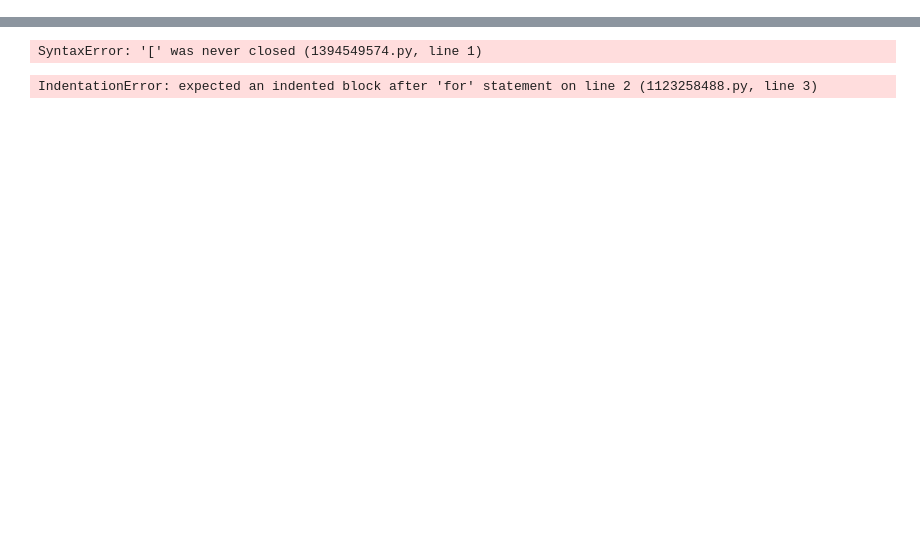
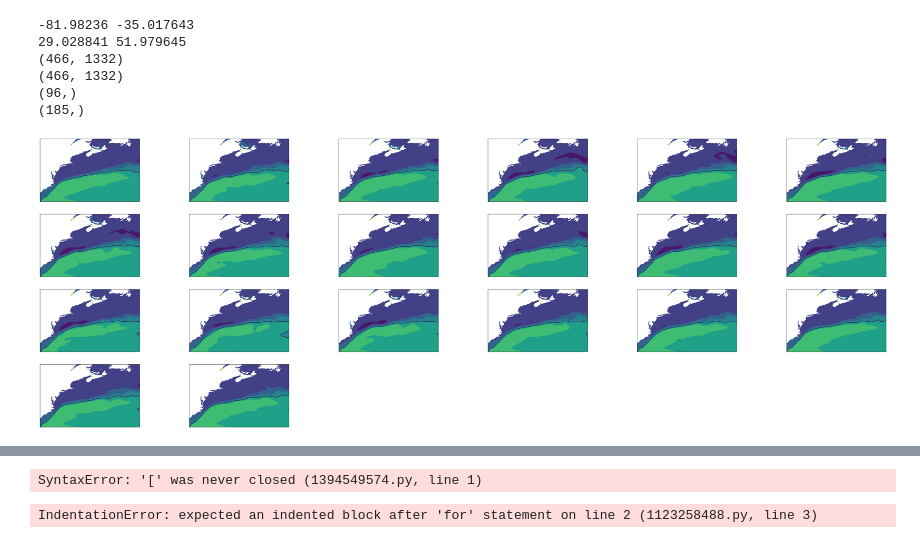
Before and after one commit to sydperk8/NES_coldpool_data, a Jupyter notebook: GS_path.ipynb, the cells around one changed output, grey strips where cells are left out. Cells and saved outputs as stored; diff of their text form; code cells hidden in the pictures; blank space fills up the shorter version.

```diff
--- a/GS_path.ipynb
+++ b/GS_path.ipynb
@@ -23,10 +23,8 @@ from shapely.geometry import Point, Polygon
 from calendar import monthrange
 from scipy import stats
 
-GS_lat1 = 30.125; GS_lat2 = 48.875;
-GS_lon1 = 280.125; GS_lon2 = 309.875;
 
-def cal_path_position(path,LON1,LON2 #track path
+def cal_path_position(path,LON1,LON2): #track path
     ####path:(ntimes,x,2)
     ###LON1 and LON2 are boundaries for region of interest with given lon boundaries
     times = path.shape[0]
@@ -74,37 +72,64 @@ def month2year3d(data):
     for n in range(nyears):
         new[n,:,:] = np.mean(data[n*12:(n+1)*12,:,:],axis=0)
     return new
+ssh_ds = nc.Dataset('/Users/sydneyperkins/Downloads/SSH_data_downscaling.nc','r')
+# %%
+lat_obs = ssh_ds.variables['lat_roms'][ilat_obs,0];
+lon_obs = ssh_ds.variables['lon_roms'][0,ilon_obs]
+print(np.min(ssh_ds.variables['lon_roms'][:]), np.max(ssh_ds.variables['lon_roms'][:]))
+print(np.min(ssh_ds.variables['lat_roms'][0,:]), np.max(ssh_ds.variables['lat_roms'][:]))
+print(ssh_ds.variables['lat_roms'].shape)
+print(ssh_ds.variables['lon_roms'].shape)
+print(lat_obs.shape)
+print(lon_obs.shape)
+# %% [output]
+-81.98236 -35.017643
+29.028841 51.979645
+(466, 1332)
+(466, 1332)
+(96,)
+(185,)
 # %%
+GS_lat1 = 30.125; GS_lat2 = 48.875;
+GS_lon1 = 280.125-360; GS_lon2 = 309.875-360;
 year1 = 1993; year2 = 2018;
-lat0 = np.arange(-89.875,89.875+0.25,0.25,dtype='float32');
-lon0 = np.arange(0.125,359.875+0.25,0.25,dtype='float32');
+lat0 = ssh_ds.variables['lat_roms'][:,0];
+lon0 = ssh_ds.variables['lon_roms'][0,:];
 ilat_obs = np.where((lat0>=GS_lat1) & (lat0<=GS_lat2))[0];
 ilon_obs = np.where((lon0>=GS_lon1) & (lon0<=GS_lon2))[0];
-ssh_dataset = nc.Dataset('/Volumes/Yiming91977/Global_SSH_AVISO/Global_MONTHLY_SSH_1993_2020.nc','r')
-ssh_obs = ssh_dataset.variables['ssh'][0:(year2-year1+1)*12,ilat_obs,ilon_obs];
+#ssh_dataset = nc.Dataset('/Volumes/Yiming91977/Global_SSH_AVISO/Global_MONTHLY_SSH_1993_2020.nc','r')
+ssh_obs_roms = ssh_ds.variables['ssh_roms'][0:(year2-year1+1)*12,0, ilat_obs,ilon_obs];
+ssh_obs_glorys = ssh_ds.variables['ssh_glorys'][0:(year2-year1+1)*12,0, ilat_obs,ilon_obs];
+ssh_dple = ssh_ds.variables['ssh_dple40'][0:(year2-year1+1)*12,0, ilat_obs,ilon_obs];
 ssh_obs[np.where(abs(ssh_obs)>10)] = np.nan
 ssh_obs_mean = np.mean(ssh_obs,axis=0)
-lat_obs = ssh_dataset.variables['lat'][ilat_obs];
-lon_obs = ssh_dataset.variables['lon'][ilon_obs];
+lat_obs = ssh_ds.variables['lat_roms'][ilat_obs,0];
+lon_obs = ssh_ds.variables['lon_roms'][0,ilon_obs];
 nyears_obs = int(year2-year1+1)
 nmonths_obs = ssh_obs.shape[0];
-path_obs = np.nan*np.zeros((ssh_obs.shape[0],400,2));   ####320 is for the longest path
-ax_obs = 0.25
+path_obs = np.nan*np.zeros((ssh_obs.shape[0],2000,2));   ####320 is for the longest path
+ax_obs = 0.0
+fig = plt.figure(figsize = (56.25,18.75)); fs=15;
+
 for k in range(ssh_obs.shape[0]):
-    c = plt.contour(lon_obs,lat_obs,ssh_obs[k,:,:],levels=[ax_obs])
+    m=fig.add_subplot(4,6,k+1,projection=ccrs.PlateCarree(central_longitude=-180))
+    plt.contourf(lon_obs, lat_obs, ssh_obs[k,:,:],color = 'seismic')
+    c = plt.contour(lon_obs,lat_obs,ssh_obs[k,:,:],levels=[ax_obs],color = 'seismic')
     seg = c.collections[0].get_paths()
     length = np.zeros(len(seg))
     for p in range(len(seg)):
         length[p] = seg[p].vertices.shape[0];
     real = np.where(length==max(length))[0][0]   ####choose the real path
     path1 = c.collections[0].get_paths()[real].vertices
     path_obs[k,0:path1.shape[0],:] = path1
-    plt.close();
+    #plt.close();
 
-SI_obs = cal_path_position(path_obs,LON1=285,LON2=290)
+SI_obs = cal_path_position(path_obs,LON1=285-360,LON2=290-360)
 SIa_obs = month2year((SI_obs-np.mean(SI_obs))/np.std(SI_obs));
 PI_obs = cal_path_position(path_obs,LON1=lon_obs[0],LON2=lon_obs[-1])
 PIa_obs = month2year((PI_obs-np.mean(PI_obs))/np.std(PI_obs));
 
 length_obs = cal_path_length(path_obs,LON1=lon_obs[0],LON2=lon_obs[-1])
 length_obs = month2year((length_obs-np.mean(length_obs))/np.std(length_obs))
+# %% [output]
+[figure, added]
```
Also changed, not shown: parts of 17 cells of this notebook.
